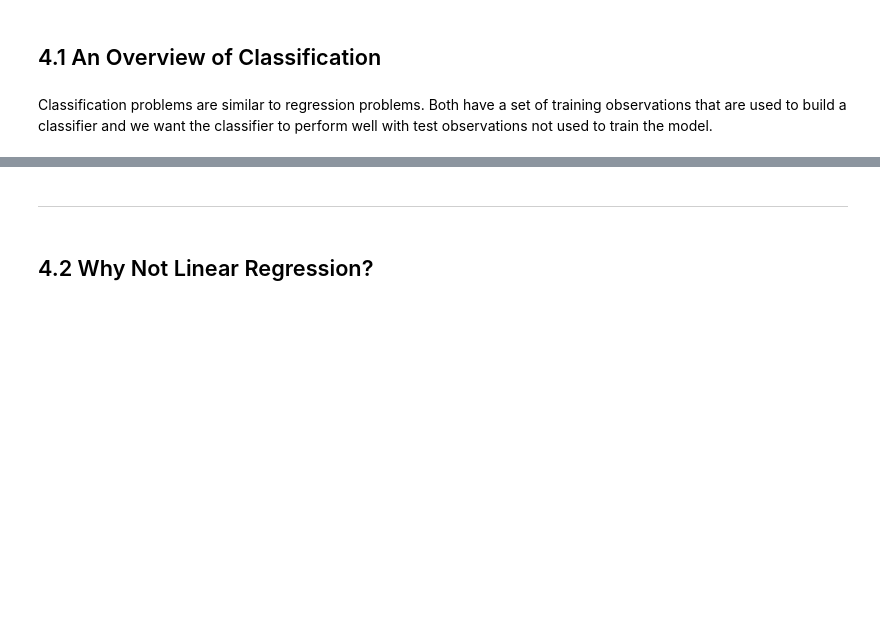
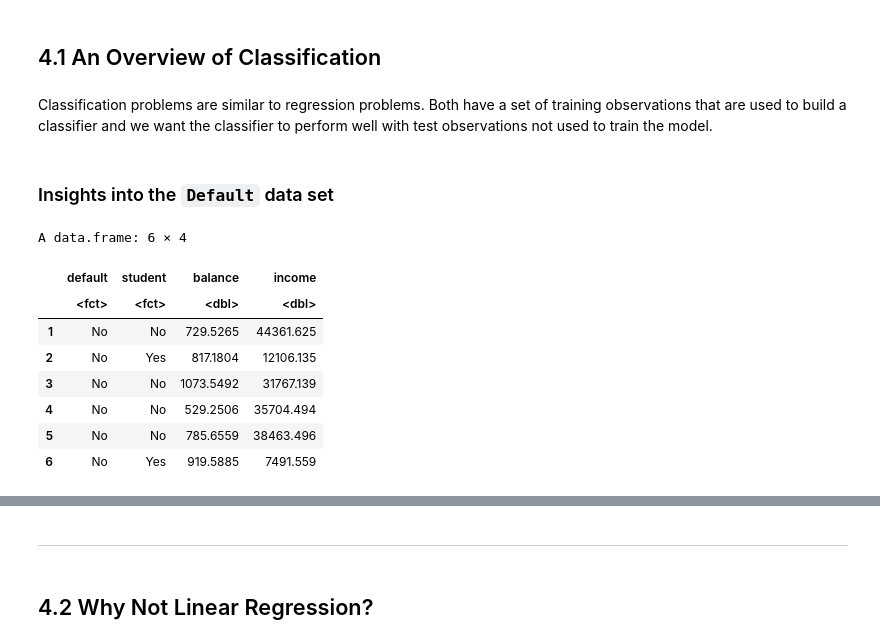
Before and after one commit to jbennett7/StatisticalLearning, a Jupyter notebook: 04 Classification/01 Chapter Summary.ipynb, the cells around one changed output, grey strips where cells are left out. Cells and saved outputs as stored; diff of their text form; code cells hidden in the pictures; blank space fills up the shorter version.

```diff
--- a/04 Classification/01 Chapter Summary.ipynb
+++ b/04 Classification/01 Chapter Summary.ipynb
@@ -4,6 +4,19 @@
 ## 4.1 An Overview of Classification
 # %% [markdown]
 Classification problems are similar to regression problems. Both have a set of training observations that are used to build a classifier and we want the classifier to perform well with test observations not used to train the model.
+# %% [markdown]
+### Insights into the `Default` data set
 # %%
 library(ISLR2)
 attach(Default)
+head(Default)
+# %% [output]
+A data.frame: 6 × 4
+|  | default | student | balance | income |
+|  | <fct> | <fct> | <dbl> | <dbl> |
+| 1 | No | No | 729.5265 | 44361.625 |
+| 2 | No | Yes | 817.1804 | 12106.135 |
+| 3 | No | No | 1073.5492 | 31767.139 |
+| 4 | No | No | 529.2506 | 35704.494 |
+| 5 | No | No | 785.6559 | 38463.496 |
+| 6 | No | Yes | 919.5885 | 7491.559 |
```
Also changed, not shown: parts of 3 cells of this notebook.
